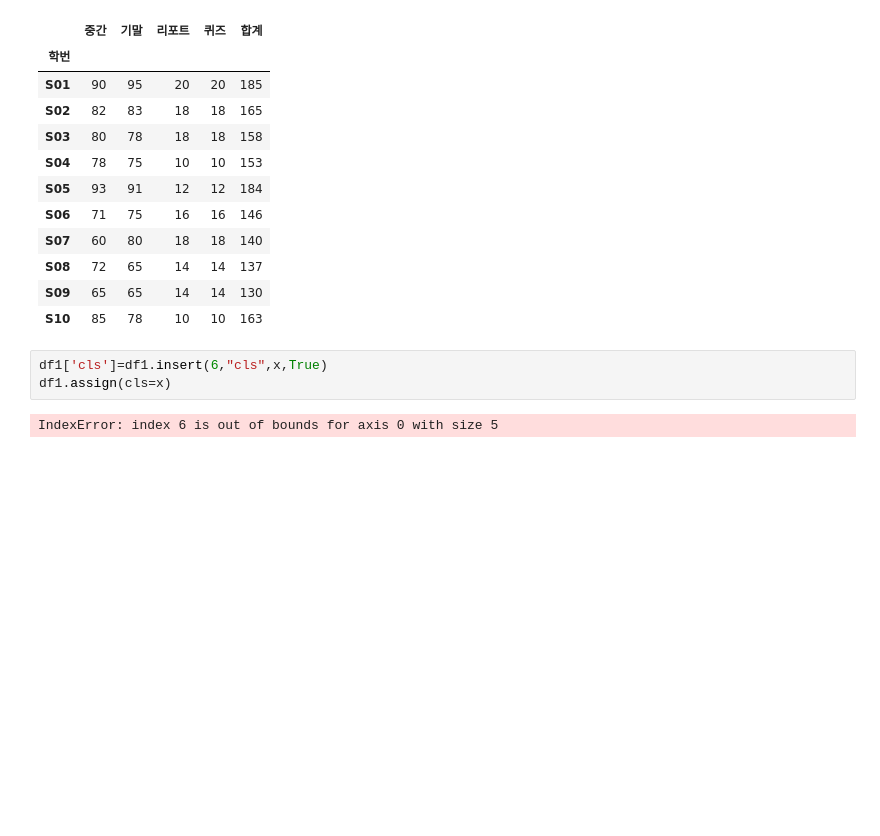
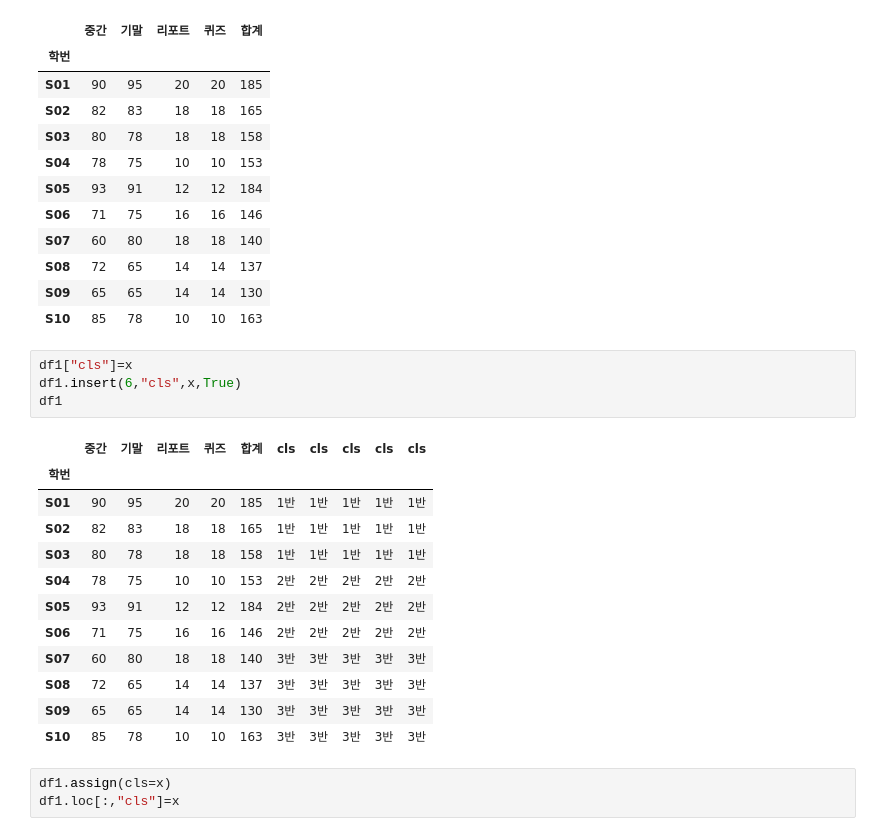
Before and after one commit to RANNY1042/DataScience, a Jupyter notebook: 0527_파이썬 기초.ipynb, the cells around one changed output. Cells and saved outputs as stored; diff of their text form; blank space fills up the shorter version.

```diff
--- a/0527_파이썬 기초.ipynb
+++ b/0527_파이썬 기초.ipynb
@@ -977,7 +977,22 @@ df1
 | S09 | 65 | 65 | 14 | 14 | 130 |
 | S10 | 85 | 78 | 10 | 10 | 163 |
 # %%
-df1['cls']=df1.insert(6,"cls",x,True)
-df1.assign(cls=x)
+df1["cls"]=x
+df1.insert(6,"cls",x,True)
+df1
 # %% [output]
-IndexError: index 6 is out of bounds for axis 0 with size 5
+|  | 중간 | 기말 | 리포트 | 퀴즈 | 합계 | cls | cls | cls | cls | cls |
+| 학번 |  |  |  |  |  |  |  |  |  |  |
+| S01 | 90 | 95 | 20 | 20 | 185 | 1반 | 1반 | 1반 | 1반 | 1반 |
+| S02 | 82 | 83 | 18 | 18 | 165 | 1반 | 1반 | 1반 | 1반 | 1반 |
+| S03 | 80 | 78 | 18 | 18 | 158 | 1반 | 1반 | 1반 | 1반 | 1반 |
+| S04 | 78 | 75 | 10 | 10 | 153 | 2반 | 2반 | 2반 | 2반 | 2반 |
+| S05 | 93 | 91 | 12 | 12 | 184 | 2반 | 2반 | 2반 | 2반 | 2반 |
+| S06 | 71 | 75 | 16 | 16 | 146 | 2반 | 2반 | 2반 | 2반 | 2반 |
+| S07 | 60 | 80 | 18 | 18 | 140 | 3반 | 3반 | 3반 | 3반 | 3반 |
+| S08 | 72 | 65 | 14 | 14 | 137 | 3반 | 3반 | 3반 | 3반 | 3반 |
+| S09 | 65 | 65 | 14 | 14 | 130 | 3반 | 3반 | 3반 | 3반 | 3반 |
+| S10 | 85 | 78 | 10 | 10 | 163 | 3반 | 3반 | 3반 | 3반 | 3반 |
+# %%
+df1.assign(cls=x)
+df1.loc[:,"cls"]=x
```
Also changed, not shown: parts of 18 cells of this notebook, 1 other file.
